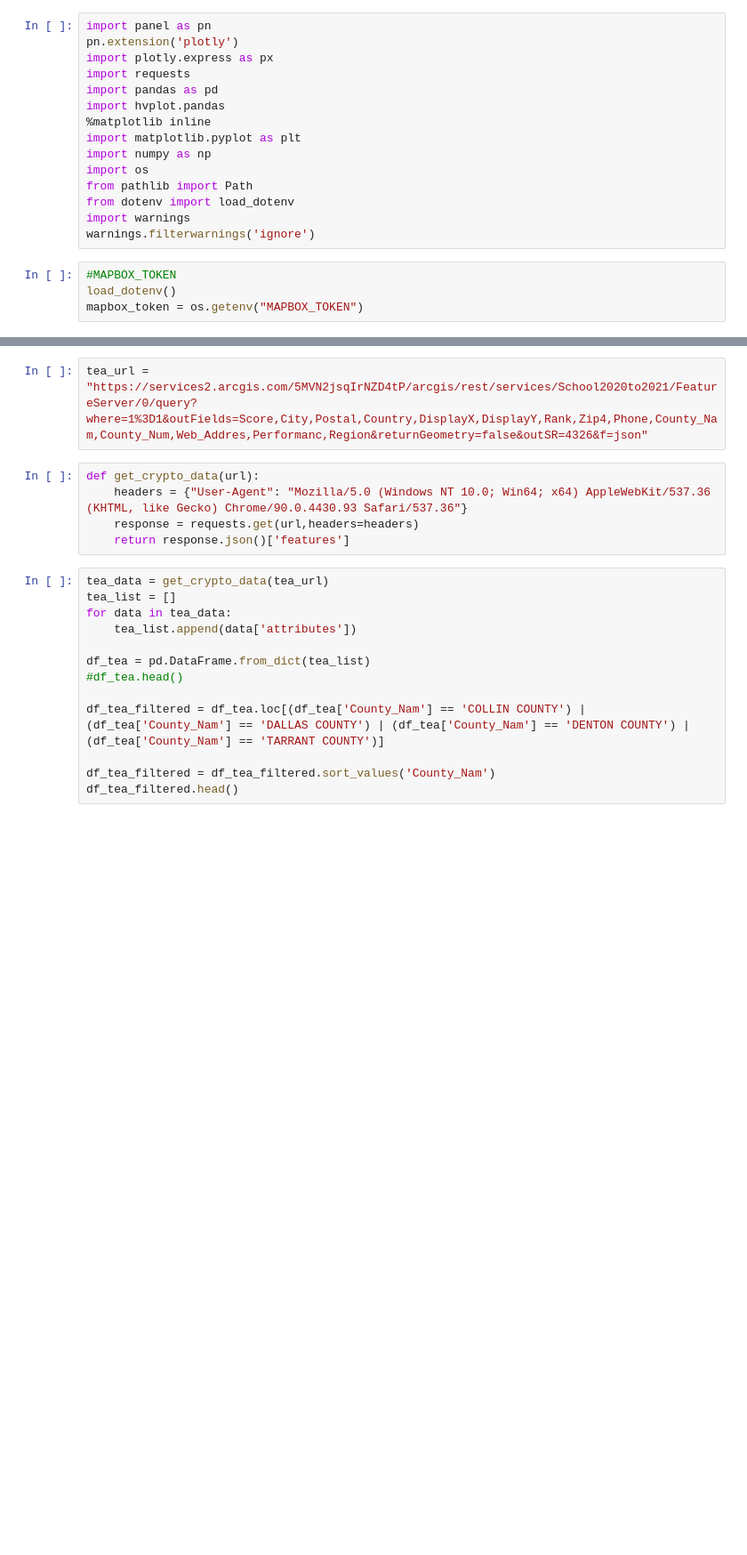
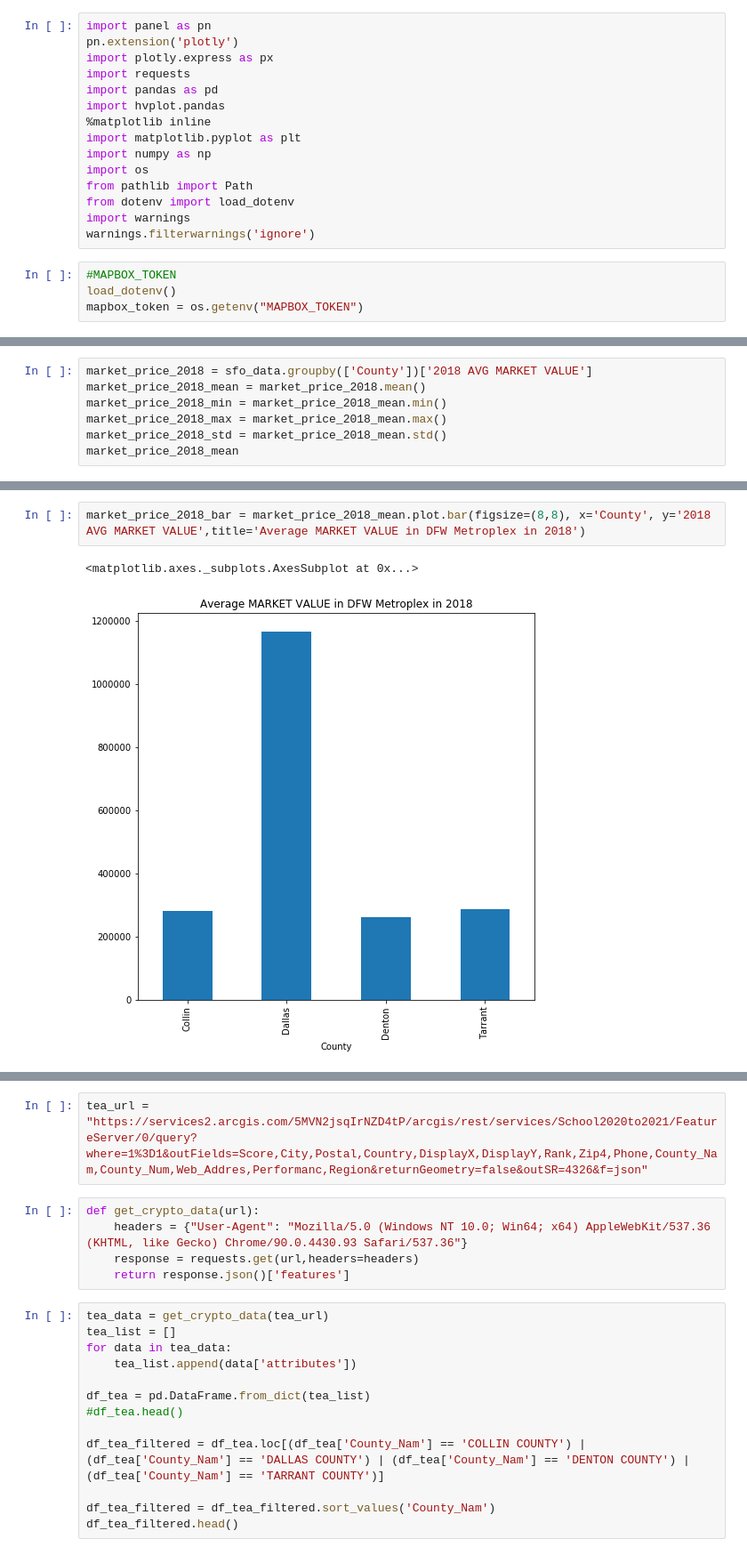
Before and after one commit to rimpi1612/DFW-Real-Estate-and-ISD-s, a Jupyter notebook: ISD_Base_House_Price_Analysis.ipynb, the cells around one changed output, grey strips where cells are left out. Shown at 89% size. Drawn from its saved outputs; the diff is of its cells as text; blank space fills up the shorter version.

```diff
--- a/ISD_Base_House_Price_Analysis.ipynb
+++ b/ISD_Base_House_Price_Analysis.ipynb
@@ -31,0 +134,7 @@ sfo_data.head()
+# %%
+market_price_2018 = sfo_data.groupby(['County'])['2018 AVG MARKET VALUE']
+market_price_2018_mean = market_price_2018.mean()
+market_price_2018_min = market_price_2018_mean.min()
+market_price_2018_max = market_price_2018_mean.max()
+market_price_2018_std = market_price_2018_mean.std()
+market_price_2018_mean
@@ -31,0 +220,5 @@ sfo_data.head()
+# %%
+market_price_2018_bar = market_price_2018_mean.plot.bar(figsize=(8,8), x='County', y='2018 AVG MARKET VALUE',title='Average MARKET VALUE in DFW Metroplex in 2018')
+# %% [output]
+<matplotlib.axes._subplots.AxesSubplot at 0x...>
+[figure, added]
```
Also changed, not shown: parts of 33 cells of this notebook.
